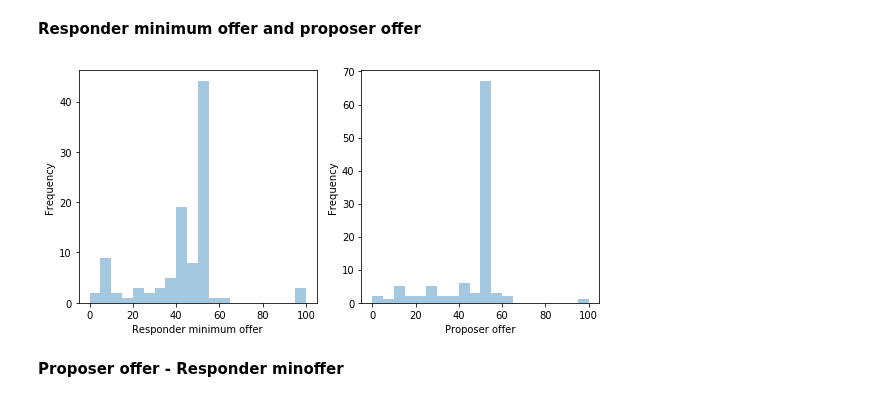
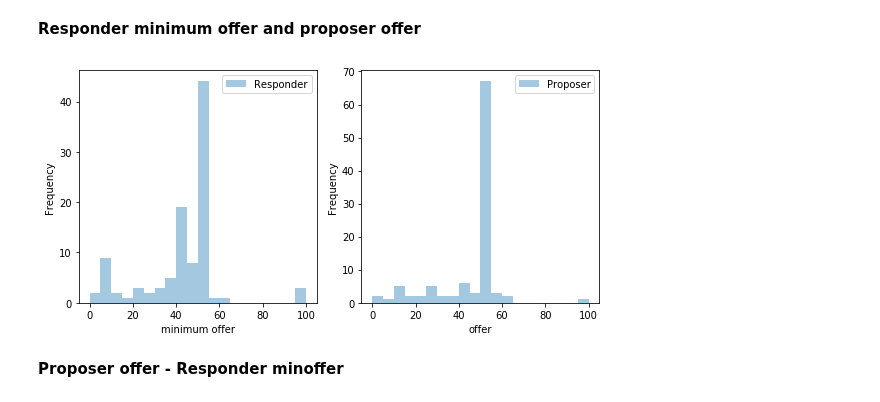
Before and after one commit to afranck64/ultimatum, a Jupyter notebook: notebooks/Data - t00.ipynb, the cells around one changed output. Saved outputs shown, nothing was run; the diff lists cells and outputs as text; code cells hidden in the pictures.

```diff
--- a/notebooks/Data - t00.ipynb
+++ b/notebooks/Data - t00.ipynb
@@ -69,22 +74,22 @@ t= f.suptitle(f'Features with abs(features to min_offer correlation) >= {CORRELA
 # %% [markdown]
 **Responder minimum offer and proposer offer**
 # %%
-export_folder = f"../data/output/diagrams/{TREATMENT}"
-os.makedirs(export_folder, exist_ok=True)
 
 bins = list(range(0, 105, 5))
 f, axes = plt.subplots(1, 2, figsize=(8,4))
-ax = sns.distplot(df["min_offer"], hist=True, kde=False, axlabel="Responder minimum offer", bins=bins, ax=axes[0])
+ax = sns.distplot(df["min_offer"], hist=True, kde=False, axlabel="minimum offer", label="Responder", bins=bins, ax=axes[0])
+ax.legend(loc='best')
 _ = ax.set_ylabel("Frequency")
 
-ax = sns.distplot(df_full["offer_final"], hist=True, kde=False, axlabel="Proposer offer", bins=bins, ax=axes[1])
+ax = sns.distplot(df_full["offer_final"], hist=True, kde=False, axlabel="offer", label="Proposer", bins=bins, ax=axes[1])
 _ = ax.set_ylabel("Frequency")
+ax.legend(loc='best')
 
 plt.tight_layout()
 
 ax.figure.savefig(os.path.join(export_folder, "min_offer_offer.pdf"))
 # %% [output]
-[figure, old version]
+[figure, new version]
 # %% [markdown]
 **Proposer offer - Responder minoffer**
 # %%
```
Also changed, not shown: parts of 2 cells of this notebook, 52 other files.
